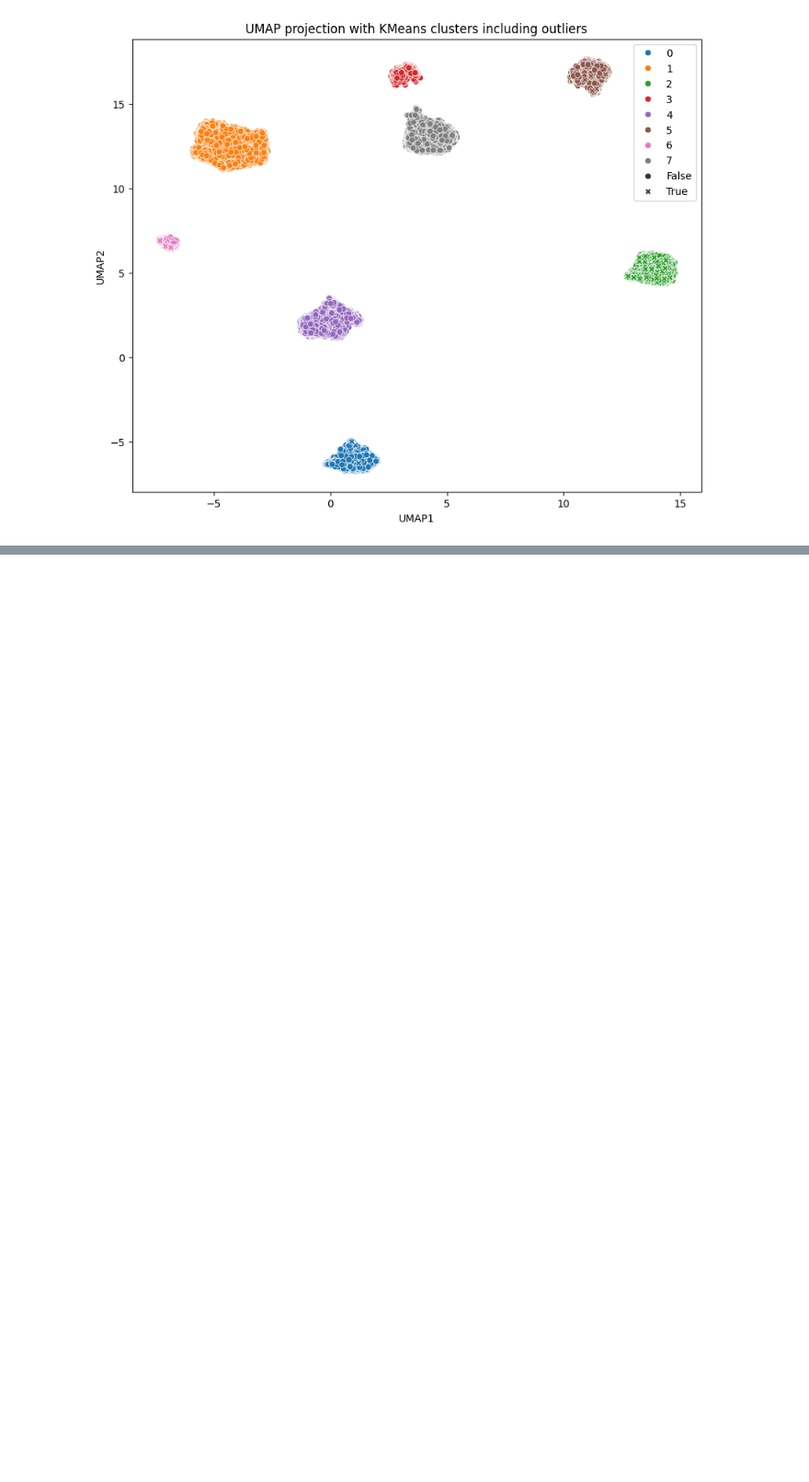
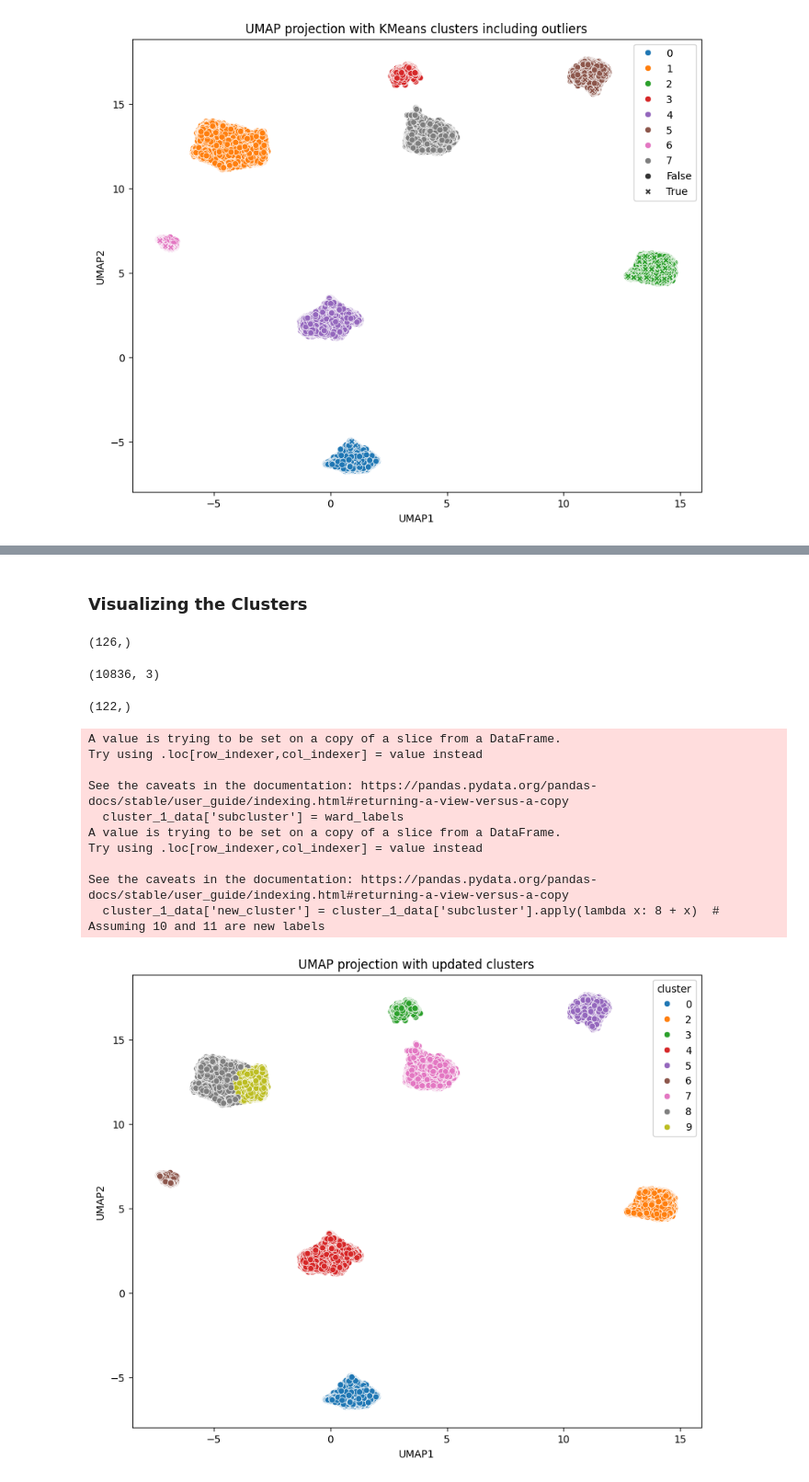
Before and after one commit to master-boda/Client-Segmentation-with-U-MAP-Embedding, a Jupyter notebook: src/modeling/modeling_notebook.ipynb, the cells around one changed output, grey strips where cells are left out. Shown at 92% size. Saved outputs shown, nothing was run; the diff lists cells and outputs as text; code cells hidden in the pictures; blank space fills up the shorter version.

Commit message:
karens NAO foram apanhadas, mas foram identificadas (notebook modeling)

```diff
--- a/src/modeling/modeling_notebook.ipynb
+++ b/src/modeling/modeling_notebook.ipynb
@@ -80,3 +87,55 @@ customer_info_clean = clean_customer_data(customer_info)
 customer_info_clean_labeled = pd.merge(customer_info_clean, final_umap_df['cluster'], how='left', on='customer_id')
 
 export_clusters(customer_info_clean_labeled, 'cluster')
+# %% [markdown]
+### **Visualizing the Clusters**
+# %%
+karens = customer_info_clean[customer_info_clean['number_complaints'] > 3]
+karens_idx = karens.index
+karens_idx.shape
+# %% [output]
+(126,)
+# %%
+cluster1 = final_umap_df[final_umap_df['cluster'] == 1]
+cluster1.shape
+# %% [output]
+(10836, 3)
+# %%
+# check if karens in cluster 1
+karens_in_cluster1 = karens_idx.intersection(cluster1.index)
+karens_in_cluster1.shape
+# %% [output]
+(122,)
+# %%
+# apply hierarchical clustering on cluster 1
+from sklearn.cluster import AgglomerativeClustering
+cluster_1_data = final_umap_df[final_umap_df['cluster'] == 1]
+
+ward = AgglomerativeClustering(n_clusters=2, linkage='ward')
+ward_labels = ward.fit_predict(cluster_1_data[['UMAP1', 'UMAP2']])
+
+cluster_1_data['subcluster'] = ward_labels
+
+# Create a unique label for each subcluster within cluster 1
+cluster_1_data['new_cluster'] = cluster_1_data['subcluster'].apply(lambda x: 8 + x)  # Assuming 10 and 11 are new labels
+
+# Update the original DataFrame with the new cluster labels
+final_umap_df.loc[cluster_1_data.index, 'cluster'] = cluster_1_data['new_cluster']
+
+# Plot UMAP projection with updated clusters
+plt.figure(figsize=(10, 8))
+sns.scatterplot(x='UMAP1', y='UMAP2', hue='cluster', data=final_umap_df, palette='tab10')
+plt.title('UMAP projection with updated clusters')
+plt.show()
+# %% [output]
+A value is trying to be set on a copy of a slice from a DataFrame.
+Try using .loc[row_indexer,col_indexer] = value instead
+
+See the caveats in the documentation: https://pandas.pydata.org/pandas-docs/stable/user_guide/indexing.html#returning-a-view-versus-a-copy
+  cluster_1_data['subcluster'] = ward_labels
+A value is trying to be set on a copy of a slice from a DataFrame.
+Try using .loc[row_indexer,col_indexer] = value instead
+
+See the caveats in the documentation: https://pandas.pydata.org/pandas-docs/stable/user_guide/indexing.html#returning-a-view-versus-a-copy
+  cluster_1_data['new_cluster'] = cluster_1_data['subcluster'].apply(lambda x: 8 + x)  # Assuming 10 and 11 are new labels
+[figure, added]
```
Also changed, not shown: parts of 4 cells of this notebook.
